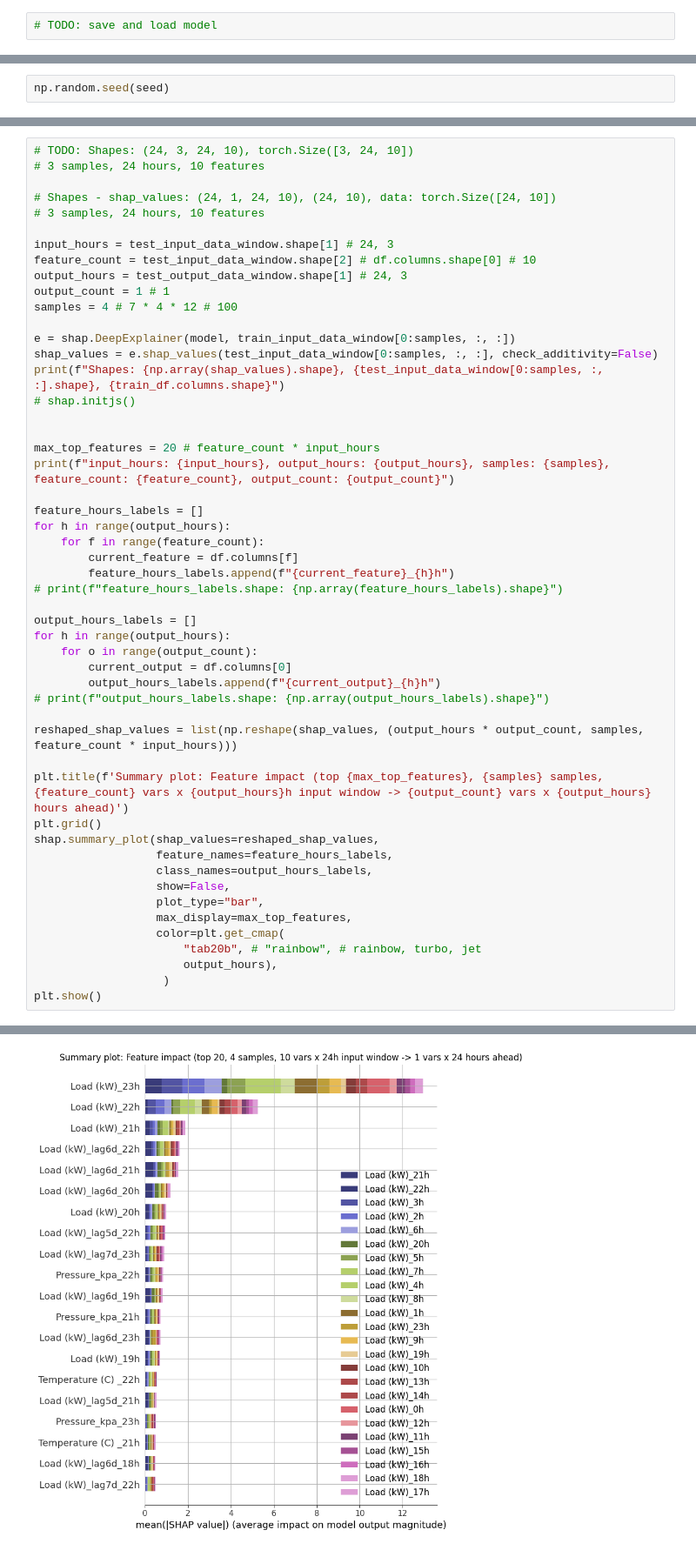
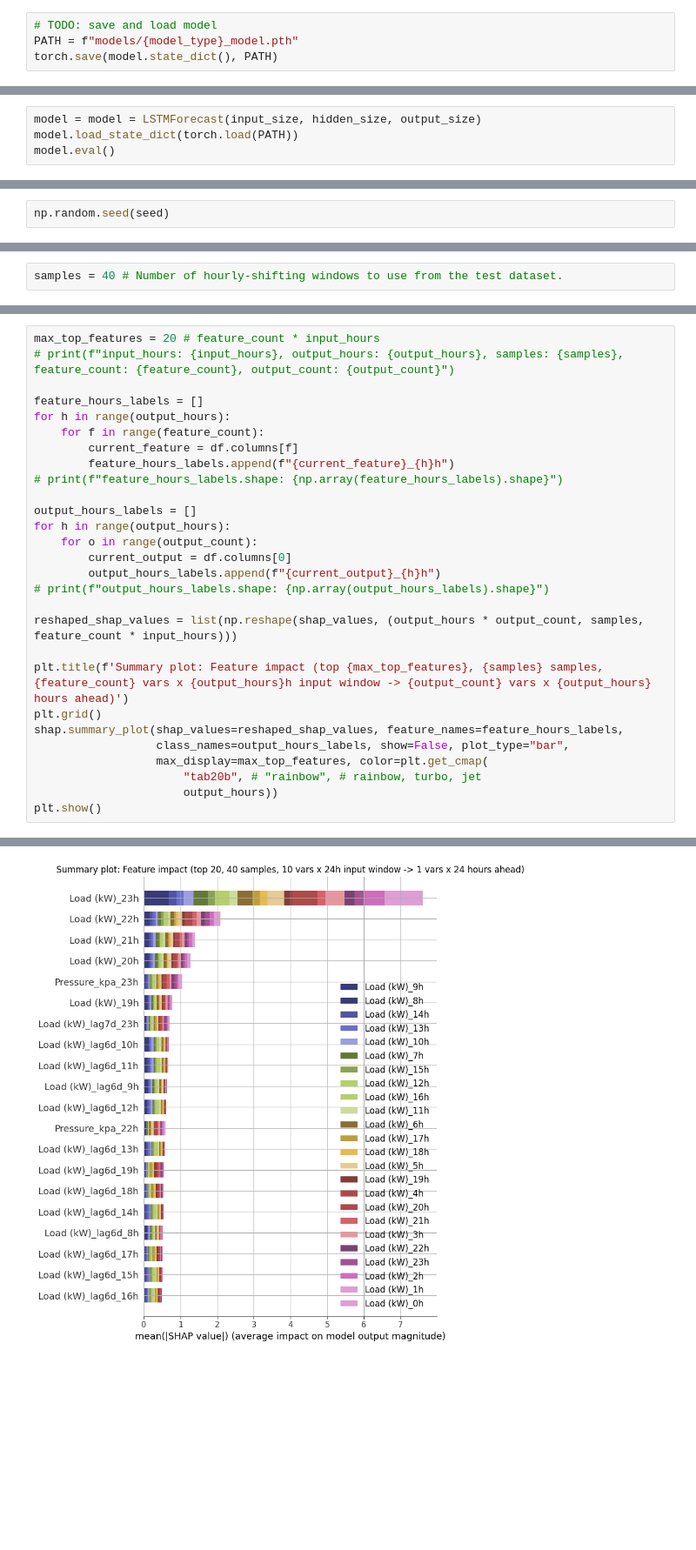
Before and after one commit to temp3rr0r/DR-DNN, a Jupyter notebook: Load_kW_NoDR.ipynb, the cells around one changed output, grey strips where cells are left out. Shown at 87% size. Saved outputs shown, nothing was run; the diff lists cells and outputs as text; blank space fills up the shorter version.

Commit message:
Happy, all work. (Save/load models + SHAP) x (NoDR and DR-DNN).

```diff
--- a/Load_kW_NoDR.ipynb
+++ b/Load_kW_NoDR.ipynb
@@ -560,2 +565,4 @@ Epoch 20/20, Train Loss: 0.0552, Validation Loss: 0.2766
 # %%
 # TODO: save and load model
+PATH = f"models/{model_type}_model.pth"
+torch.save(model.state_dict(), PATH)
@@ -561,0 +571,4 @@ Epoch 20/20, Train Loss: 0.0552, Validation Loss: 0.2766
+# %%
+model = model = LSTMForecast(input_size, hidden_size, output_size)
+model.load_state_dict(torch.load(PATH))
+model.eval()
@@ -623,0 +629,2 @@ Actual?
+# %%
+samples = 40 # Number of hourly-shifting windows to use from the test dataset.
@@ -624,24 +647,6 @@ Actual?
 # %%
-# TODO: Shapes: (24, 3, 24, 10), torch.Size([3, 24, 10])
-# 3 samples, 24 hours, 10 features
-
-# Shapes - shap_values: (24, 1, 24, 10), (24, 10), data: torch.Size([24, 10])
-# 3 samples, 24 hours, 10 features
-
-input_hours = test_input_data_window.shape[1] # 24, 3
-feature_count = test_input_data_window.shape[2] # df.columns.shape[0] # 10
-output_hours = test_output_data_window.shape[1] # 24, 3
-output_count = 1 # 1
-samples = 4 # 7 * 4 * 12 # 100
-
-e = shap.DeepExplainer(model, train_input_data_window[0:samples, :, :])
-shap_values = e.shap_values(test_input_data_window[0:samples, :, :], check_additivity=False)
-print(f"Shapes: {np.array(shap_values).shape}, {test_input_data_window[0:samples, :, :].shape}, {train_df.columns.shape}")
-# shap.initjs()
-
-
 max_top_features = 20 # feature_count * input_hours
-print(f"input_hours: {input_hours}, output_hours: {output_hours}, samples: {samples}, feature_count: {feature_count}, output_count: {output_count}")
+# print(f"input_hours: {input_hours}, output_hours: {output_hours}, samples: {samples}, feature_count: {feature_count}, output_count: {output_count}")
 
 feature_hours_labels = []
 for h in range(output_hours):
@@ -661,15 +666,10 @@ reshaped_shap_values = list(np.reshape(shap_values, (output_hours * output_count
 
 plt.title(f'Summary plot: Feature impact (top {max_top_features}, {samples} samples, {feature_count} vars x {output_hours}h input window -> {output_count} vars x {output_hours} hours ahead)')
 plt.grid()
-shap.summary_plot(shap_values=reshaped_shap_values,
-                  feature_names=feature_hours_labels,
-                  class_names=output_hours_labels,
-                  show=False,
-                  plot_type="bar",
-                  max_display=max_top_features,
-                  color=plt.get_cmap(
+shap.summary_plot(shap_values=reshaped_shap_values, feature_names=feature_hours_labels,
+                  class_names=output_hours_labels, show=False, plot_type="bar",
+                  max_display=max_top_features, color=plt.get_cmap(
                       "tab20b", # "rainbow", # rainbow, turbo, jet
-                      output_hours),
-                   )
+                      output_hours))
 plt.show()
 # %% [output]
@@ -678 +676 @@ input_hours: 24, output_hours: 24, samples: 4, feature_count: 10, output_count:
-[figure, old version]
+[figure, new version]
```
Also changed, not shown: parts of 19 cells of this notebook, 8 other files.
